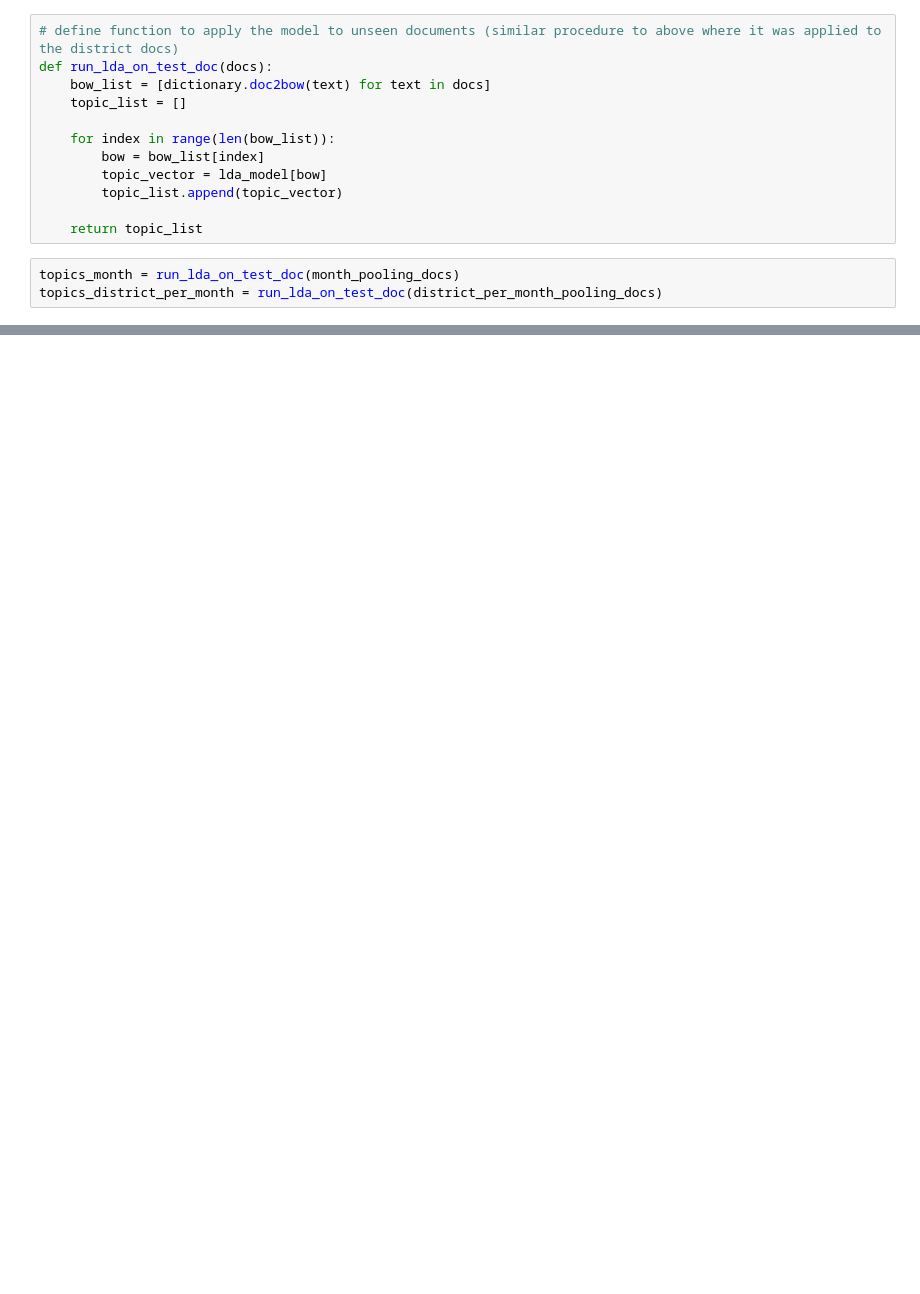
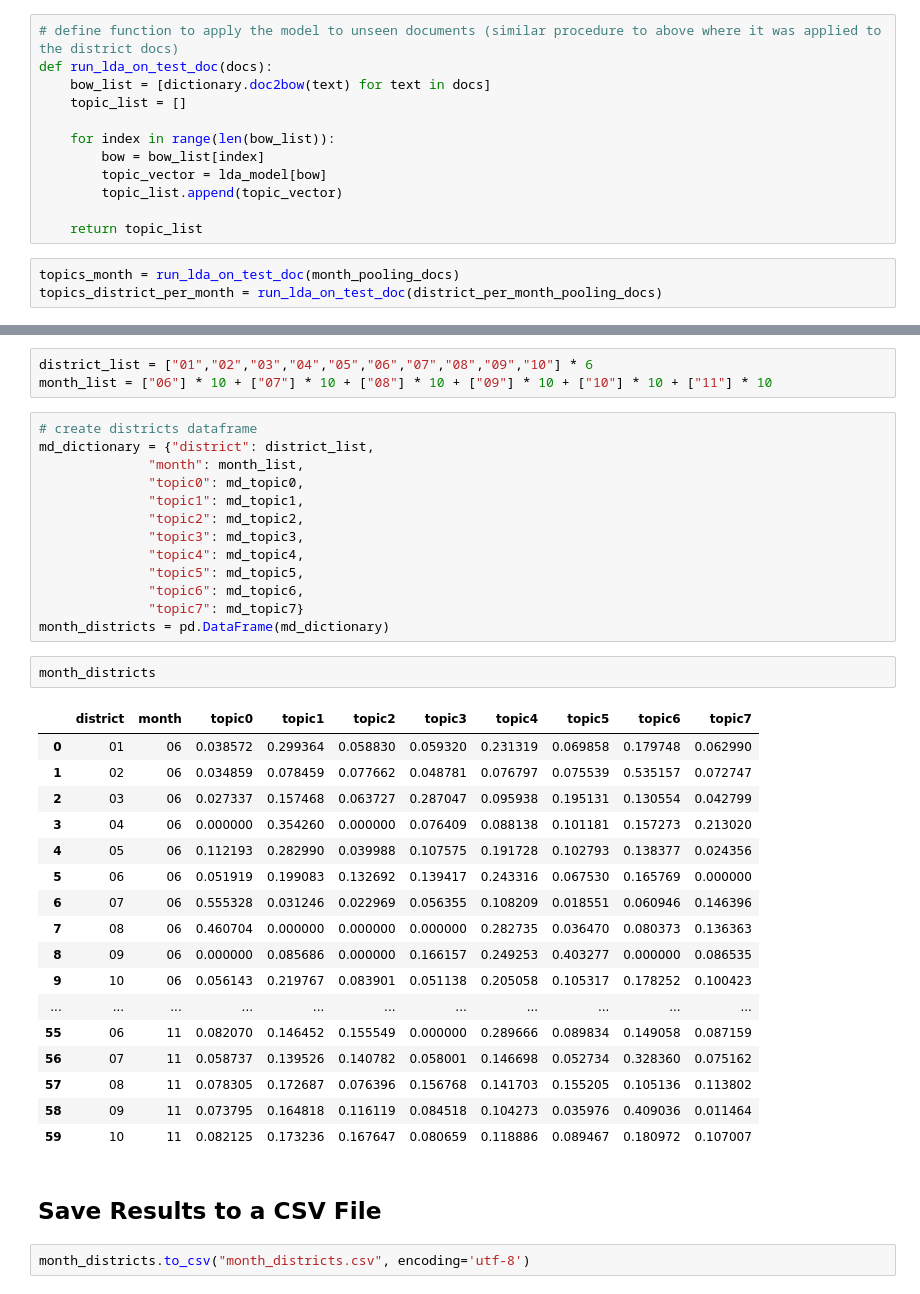
Before and after one commit to sebastianbirk/esade-topic-analysis-twitter-tourism-bcn, a Jupyter notebook: TopicModeling#4_ApplyLDA.ipynb, the cells around one changed output, grey strips where cells are left out. Saved outputs shown, nothing was run; the diff lists cells and outputs as text; blank space fills up the shorter version.

Commit message:
month districts added

```diff
--- a/TopicModeling#4_ApplyLDA.ipynb
+++ b/TopicModeling#4_ApplyLDA.ipynb
@@ -318,0 +418,40 @@ topics_district_per_month = run_lda_on_test_doc(district_per_month_pooling_docs)
+# %%
+district_list = ["01","02","03","04","05","06","07","08","09","10"] * 6
+month_list = ["06"] * 10 + ["07"] * 10 + ["08"] * 10 + ["09"] * 10 + ["10"] * 10 + ["11"] * 10
+# %%
+# create districts dataframe
+md_dictionary = {"district": district_list,
+              "month": month_list,
+              "topic0": md_topic0,
+              "topic1": md_topic1,
+              "topic2": md_topic2,
+              "topic3": md_topic3,
+              "topic4": md_topic4,
+              "topic5": md_topic5,
+              "topic6": md_topic6,
+              "topic7": md_topic7}
+month_districts = pd.DataFrame(md_dictionary)
+# %%
+month_districts
+# %% [output]
+|  | district | month | topic0 | topic1 | topic2 | topic3 | topic4 | topic5 | topic6 | topic7 |
+| 0 | 01 | 06 | 0.038572 | 0.299364 | 0.058830 | 0.059320 | 0.231319 | 0.069858 | 0.179748 | 0.062990 |
+| 1 | 02 | 06 | 0.034859 | 0.078459 | 0.077662 | 0.048781 | 0.076797 | 0.075539 | 0.535157 | 0.072747 |
+| 2 | 03 | 06 | 0.027337 | 0.157468 | 0.063727 | 0.287047 | 0.095938 | 0.195131 | 0.130554 | 0.042799 |
+| 3 | 04 | 06 | 0.000000 | 0.354260 | 0.000000 | 0.076409 | 0.088138 | 0.101181 | 0.157273 | 0.213020 |
+| 4 | 05 | 06 | 0.112193 | 0.282990 | 0.039988 | 0.107575 | 0.191728 | 0.102793 | 0.138377 | 0.024356 |
+| 5 | 06 | 06 | 0.051919 | 0.199083 | 0.132692 | 0.139417 | 0.243316 | 0.067530 | 0.165769 | 0.000000 |
+| 6 | 07 | 06 | 0.555328 | 0.031246 | 0.022969 | 0.056355 | 0.108209 | 0.018551 | 0.060946 | 0.146396 |
+| 7 | 08 | 06 | 0.460704 | 0.000000 | 0.000000 | 0.000000 | 0.282735 | 0.036470 | 0.080373 | 0.136363 |
+| 8 | 09 | 06 | 0.000000 | 0.085686 | 0.000000 | 0.166157 | 0.249253 | 0.403277 | 0.000000 | 0.086535 |
+| 9 | 10 | 06 | 0.056143 | 0.219767 | 0.083901 | 0.051138 | 0.205058 | 0.105317 | 0.178252 | 0.100423 |
+| ... | ... | ... | ... | ... | ... | ... | ... | ... | ... | ... |
+| 55 | 06 | 11 | 0.082070 | 0.146452 | 0.155549 | 0.000000 | 0.289666 | 0.089834 | 0.149058 | 0.087159 |
+| 56 | 07 | 11 | 0.058737 | 0.139526 | 0.140782 | 0.058001 | 0.146698 | 0.052734 | 0.328360 | 0.075162 |
+| 57 | 08 | 11 | 0.078305 | 0.172687 | 0.076396 | 0.156768 | 0.141703 | 0.155205 | 0.105136 | 0.113802 |
+| 58 | 09 | 11 | 0.073795 | 0.164818 | 0.116119 | 0.084518 | 0.104273 | 0.035976 | 0.409036 | 0.011464 |
+| 59 | 10 | 11 | 0.082125 | 0.173236 | 0.167647 | 0.080659 | 0.118886 | 0.089467 | 0.180972 | 0.107007 |
+# %% [markdown]
+## Save Results to a CSV File
+# %%
+month_districts.to_csv("month_districts.csv", encoding='utf-8')
```
Also changed, not shown: parts of 6 cells of this notebook, 2 other files.
